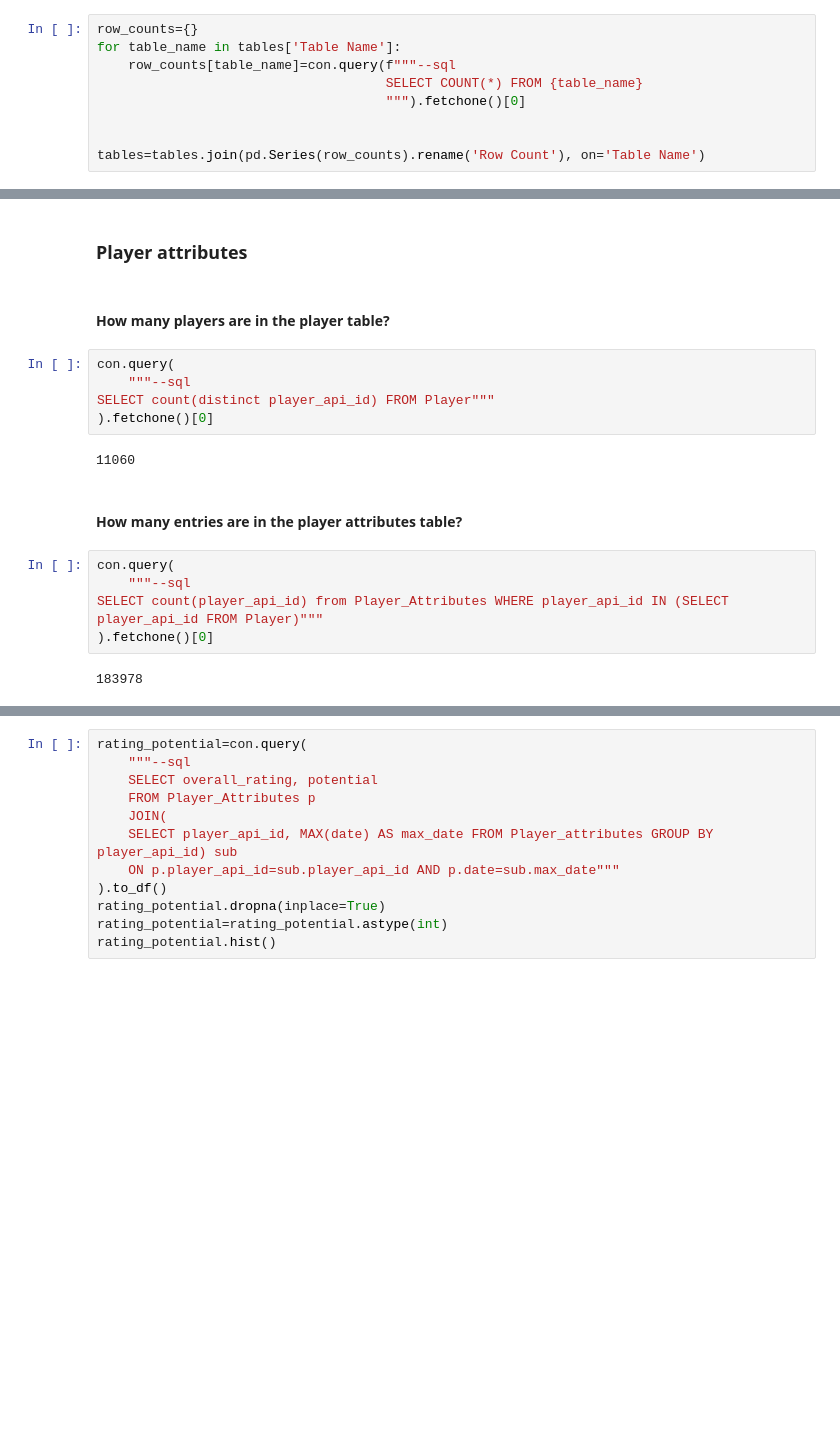
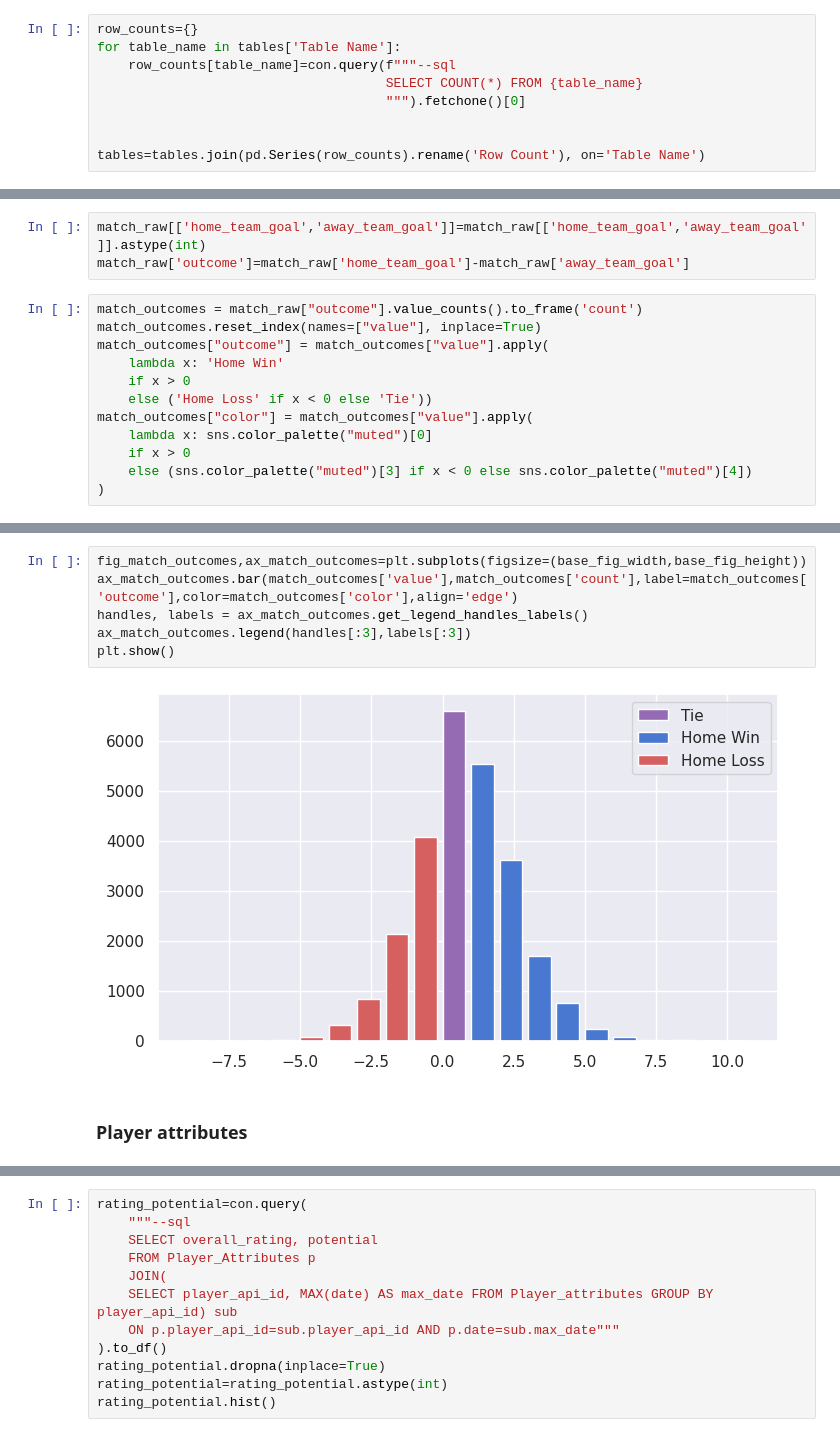
Before and after one commit to gediminas-skvarnavicius/football-db-analysis, a Jupyter notebook: analysis.ipynb, the cells around one changed output, grey strips where cells are left out. Saved outputs shown, nothing was run; the diff lists cells and outputs as text; blank space fills up the shorter version.

```diff
--- a/analysis.ipynb
+++ b/analysis.ipynb
@@ -123,0 +123,15 @@ SELECT count(distinct player_api_id) FROM Player"""
+# %%
+match_raw[['home_team_goal','away_team_goal']]=match_raw[['home_team_goal','away_team_goal']].astype(int)
+match_raw['outcome']=match_raw['home_team_goal']-match_raw['away_team_goal']
+# %%
+match_outcomes = match_raw["outcome"].value_counts().to_frame('count')
+match_outcomes.reset_index(names=["value"], inplace=True)
+match_outcomes["outcome"] = match_outcomes["value"].apply(
+    lambda x: 'Home Win'
+    if x > 0
+    else ('Home Loss' if x < 0 else 'Tie'))
+match_outcomes["color"] = match_outcomes["value"].apply(
+    lambda x: sns.color_palette("muted")[0]
+    if x > 0
+    else (sns.color_palette("muted")[3] if x < 0 else sns.color_palette("muted")[4])
+)
@@ -124,20 +158,10 @@ SELECT count(distinct player_api_id) FROM Player"""
+# %%
+fig_match_outcomes,ax_match_outcomes=plt.subplots(figsize=(base_fig_width,base_fig_height))
+ax_match_outcomes.bar(match_outcomes['value'],match_outcomes['count'],label=match_outcomes['outcome'],color=match_outcomes['color'],align='edge')
+handles, labels = ax_match_outcomes.get_legend_handles_labels()
+ax_match_outcomes.legend(handles[:3],labels[:3])
+plt.show()
+# %% [output]
+[figure, added]
 # %% [markdown]
 ### Player attributes
-# %% [markdown]
-#### How many players are in the player table?
-# %%
-con.query(
-    """--sql
-SELECT count(distinct player_api_id) FROM Player"""
-).fetchone()[0]
-# %% [output]
-11060
-# %% [markdown]
-#### How many entries are in the player attributes table?
-# %%
-con.query(
-    """--sql
-SELECT count(player_api_id) from Player_Attributes WHERE player_api_id IN (SELECT player_api_id FROM Player)"""
-).fetchone()[0]
-# %% [output]
-183978
```
Also changed, not shown: parts of 31 cells of this notebook, 1 other file.
